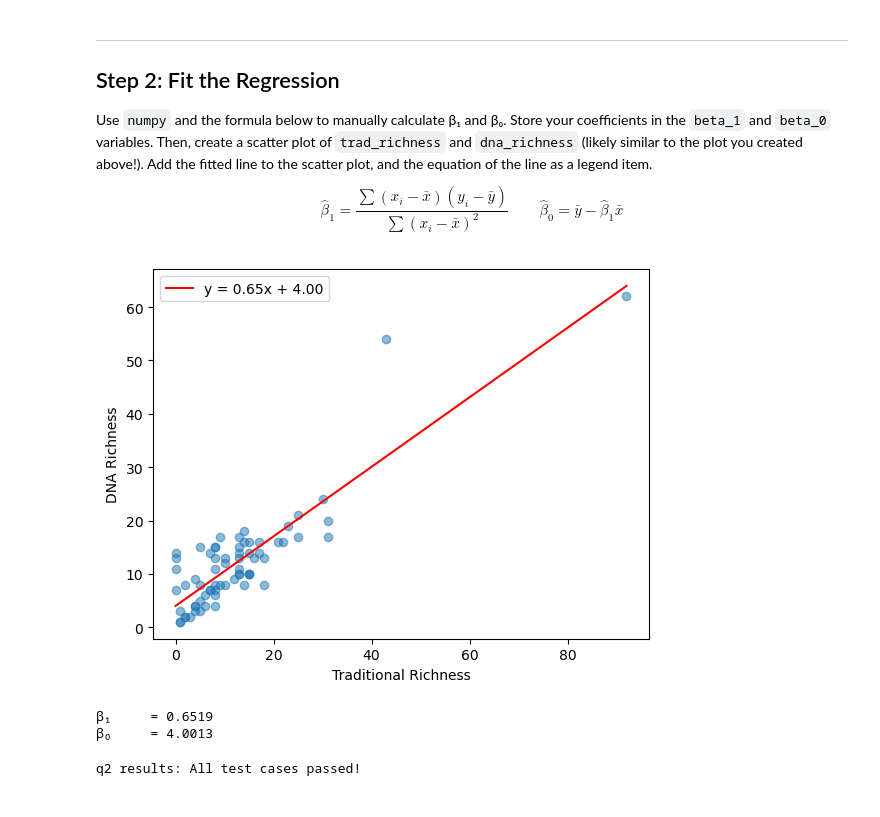
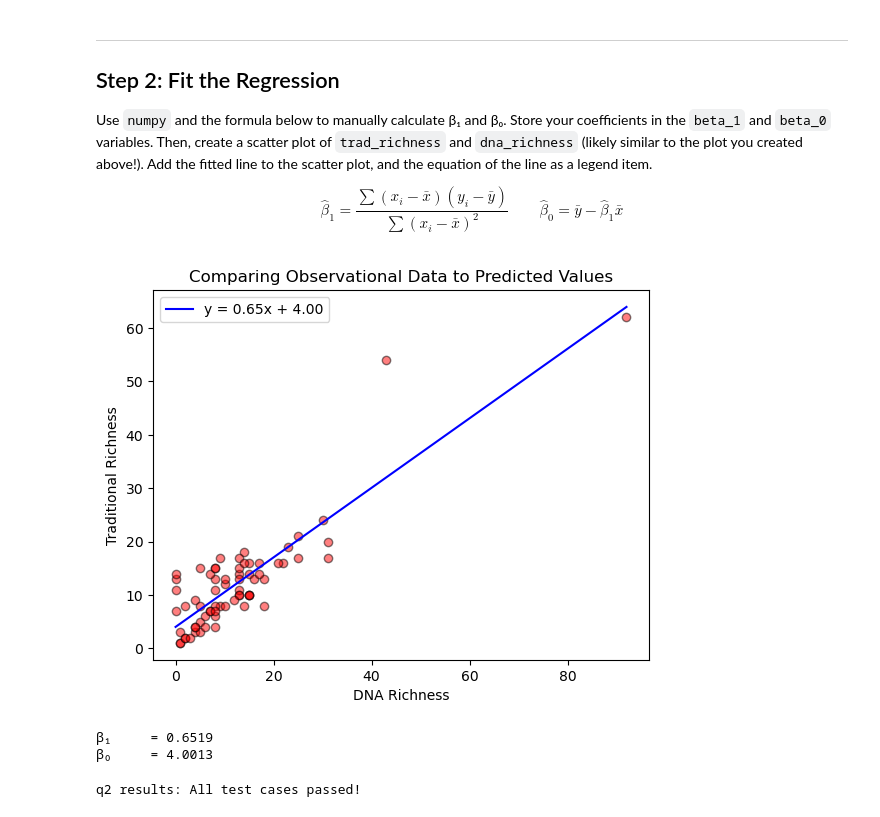
Before and after one commit to NatBonnet/eds-232-assignment-1, a Jupyter notebook: task2/hw1-task2.ipynb, the cells around one changed output. Drawn from its saved outputs; the diff is of its cells as text; code cells hidden in the pictures.

```diff
--- a/task2/hw1-task2.ipynb
+++ b/task2/hw1-task2.ipynb
@@ -95,33 +95,34 @@ $$\hat{\beta}_1 = \frac{\sum(x_i - \bar{x})(y_i - \bar{y})}{\sum(x_i - \bar{x})^
 # %%
 # extract predictor values
 x = df['dna_richness'].values
 # extract response values
 y = df['trad_richness'].values
 
 # define slope based on beta 1 estimate formula
 beta_1 = np.sum((x-x.mean())*(y-y.mean()))/np.sum((x-x.mean())**2)
 # define intercept for beta 0 estimate
 beta_0 = y.mean() - beta_1 * x.mean()
 
 # Define predictor line values
 x_line = np.linspace(x.min(), x.max(), 100)
 
 # Create scatterplot to visualize outcomes
-plt.scatter(x, y, alpha=0.5)
+plt.scatter(x, y, alpha=0.5, color = 'red', edgecolors = "black")
 # Add line
-plt.plot(x_line, beta_1 * x_line + beta_0, color='red',
+plt.plot(x_line, beta_1 * x_line + beta_0, color='blue',
          label=f'y = {beta_1:.2f}x + {beta_0:.2f}')
 # Add axis titles and legend
-plt.xlabel('Traditional Richness')
-plt.ylabel('DNA Richness')
+plt.title("Comparing Observational Data to Predicted Values")
+plt.xlabel('DNA Richness')
+plt.ylabel('Traditional Richness')
 plt.legend()
 plt.show()
 
 # Return Bi values
 print(f"\u03b2\u2081     = {beta_1:.4f}")
 print(f"\u03b2\u2080     = {beta_0:.4f}")
 # %% [output]
-[figure, old version]
+[figure, new version]
 β₁     = 0.6519
 β₀     = 4.0013
 # %%
```
Also changed, not shown: parts of 2 cells of this notebook.
